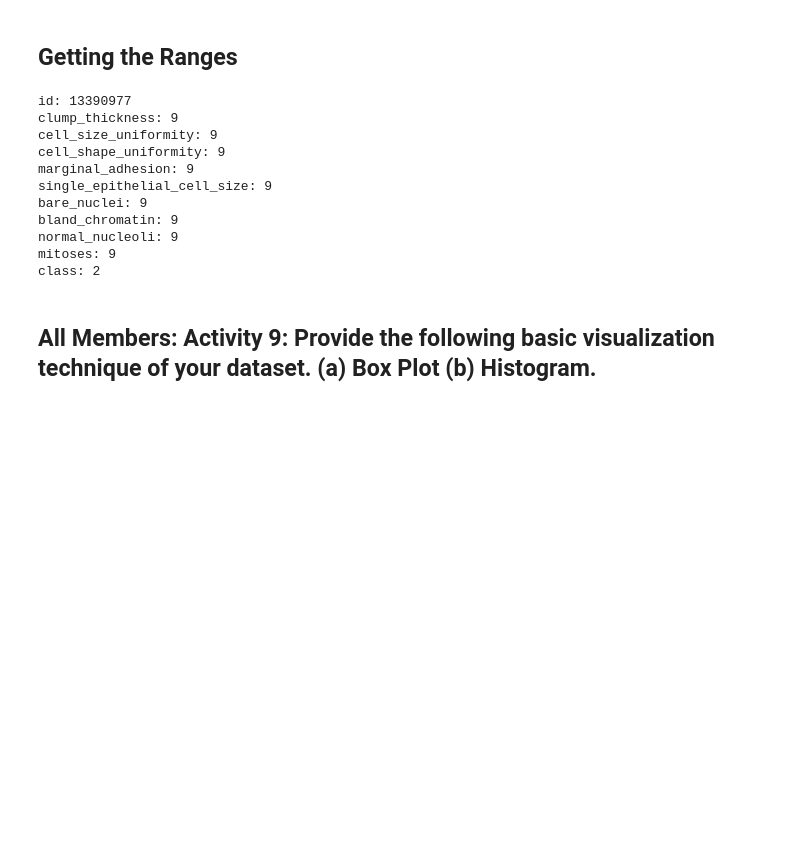
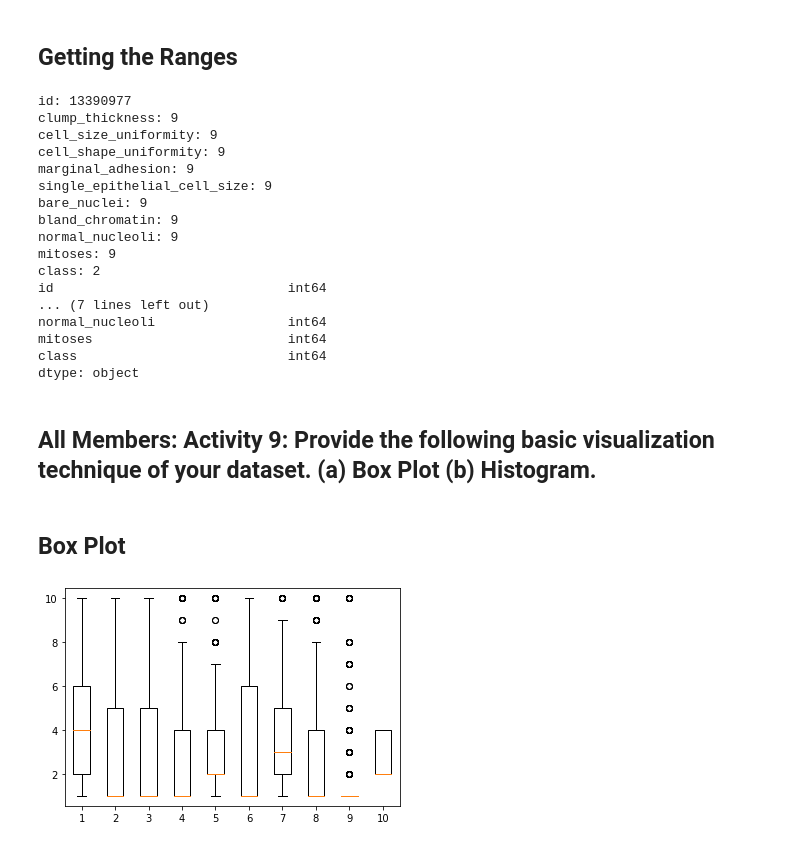
Before and after one commit to kyle-joseph/dss-lab-assignment-3, a Jupyter notebook: breast_cancer_winconsin.ipynb, the cells around one changed output. Drawn from its saved outputs; the diff is of its cells as text; code cells hidden in the pictures; blank space fills up the shorter version.

Commit message:
Added boxplot

```diff
--- a/breast_cancer_winconsin.ipynb
+++ b/breast_cancer_winconsin.ipynb
@@ -262,6 +262,8 @@ class: [1. 2. 5.]
 for key in dataset:
     ranges = np.ptp(dataset[key])
     print("%s: %s" % (key, ranges))
+
+print(data_types)
 # %% [output]
 id: 13390977
 clump_thickness: 9
@@ -274,5 +276,24 @@ bland_chromatin: 9
 normal_nucleoli: 9
 mitoses: 9
 class: 2
+id                              int64
+... (7 lines left out)
+normal_nucleoli                 int64
+mitoses                         int64
+class                           int64
+dtype: object
 # %% [markdown]
 ## **All Members: Activity 9:** Provide the following basic visualization technique of your dataset. (a) Box Plot (b) Histogram.
+# %% [markdown]
+## **Box Plot**
+# %%
+import matplotlib.pyplot as plt
+
+plt.boxplot([dataset['clump_thickness'], dataset['cell_size_uniformity'],
+dataset['cell_shape_uniformity'], dataset['marginal_adhesion'],
+dataset['single_epithelial_cell_size'], dataset['bare_nuclei'],
+dataset['bland_chromatin'], dataset['normal_nucleoli'],
+dataset['mitoses'], dataset['class']])
+plt.show()
+# %% [output]
+[figure, added]
```
Also changed, not shown: parts of 1 cell of this notebook.
